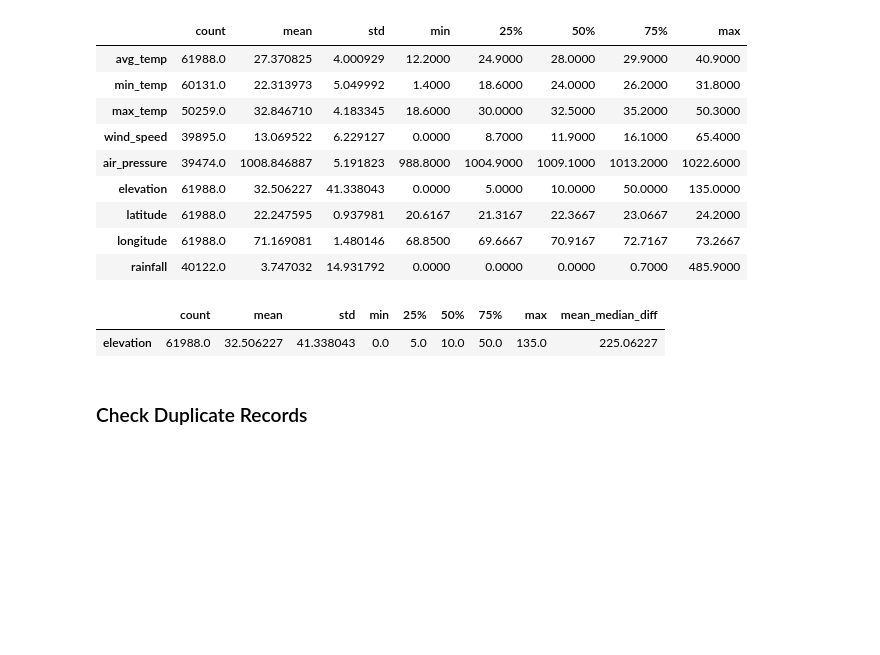
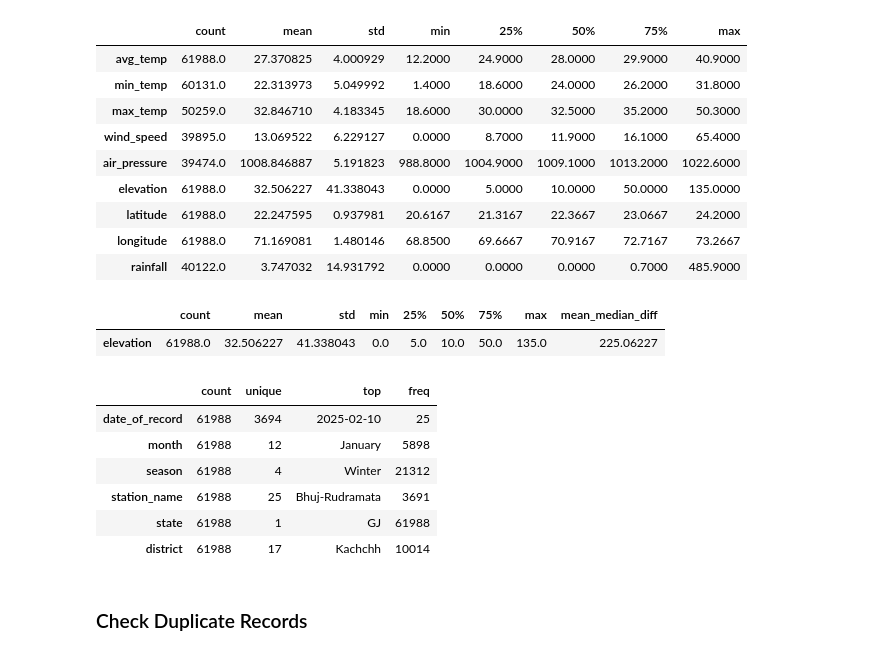
Before and after one commit to BhushanRC1207/Gujarat-Weather-Rainfall, a Jupyter notebook: EDA-Preprocessing.ipynb, the cells around one changed output. Cells and saved outputs as stored; diff of their text form; code cells hidden in the pictures; blank space fills up the shorter version.

```diff
--- a/EDA-Preprocessing.ipynb
+++ b/EDA-Preprocessing.ipynb
@@ -207,6 +208,16 @@ temp_df[(temp_df["mean_median_diff"] != float("inf")) & (temp_df["mean_median_di
 # %% [output]
 |  | count | mean | std | min | 25% | 50% | 75% | max | mean_median_diff |
 | elevation | 61988.0 | 32.506227 | 41.338043 | 0.0 | 5.0 | 10.0 | 50.0 | 135.0 | 225.06227 |
+# %%
+dataset.describe(include="O").T
+# %% [output]
+|  | count | unique | top | freq |
+| date_of_record | 61988 | 3694 | 2025-02-10 | 25 |
+| month | 61988 | 12 | January | 5898 |
+| season | 61988 | 4 | Winter | 21312 |
+| station_name | 61988 | 25 | Bhuj-Rudramata | 3691 |
+| state | 61988 | 1 | GJ | 61988 |
+| district | 61988 | 17 | Kachchh | 10014 |
 # %% [markdown]
 ### Check Duplicate Records
 # %%
```
Also changed, not shown: parts of 16 cells of this notebook.
